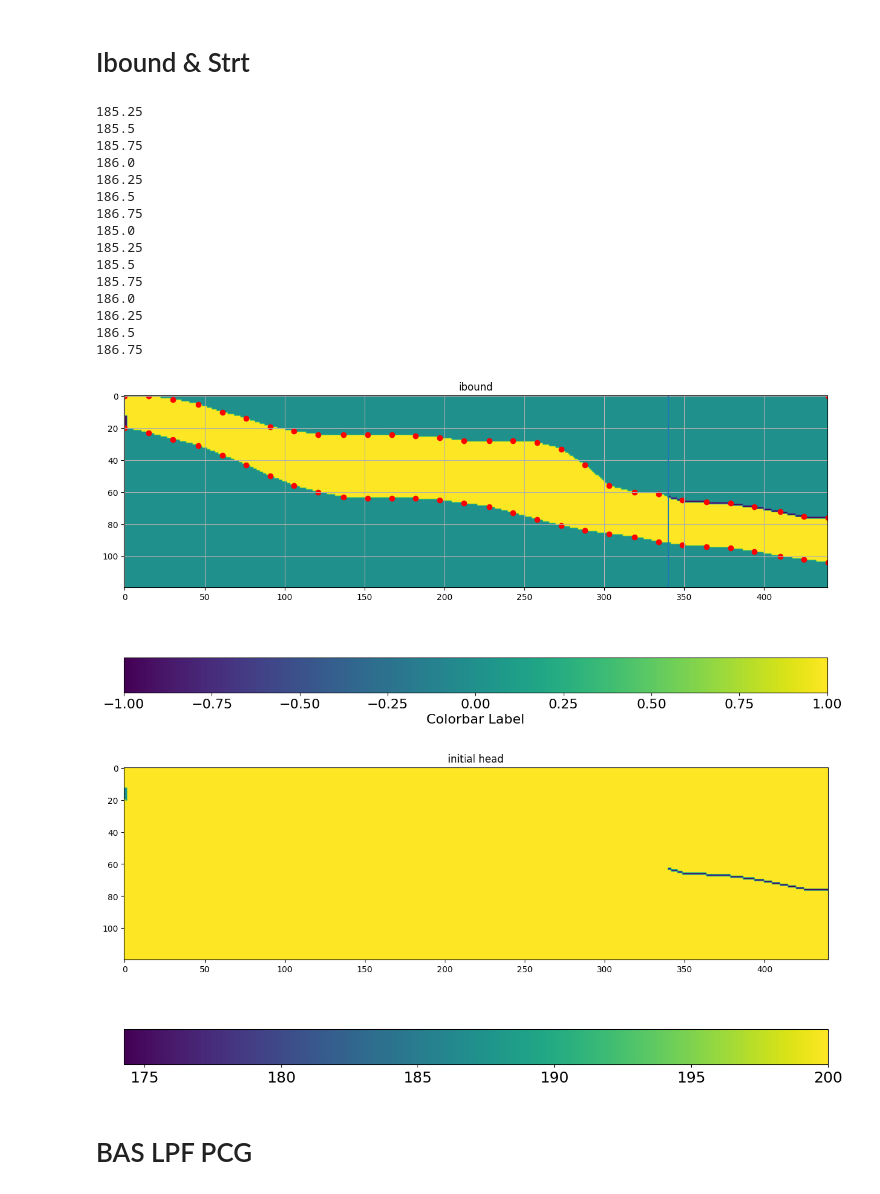
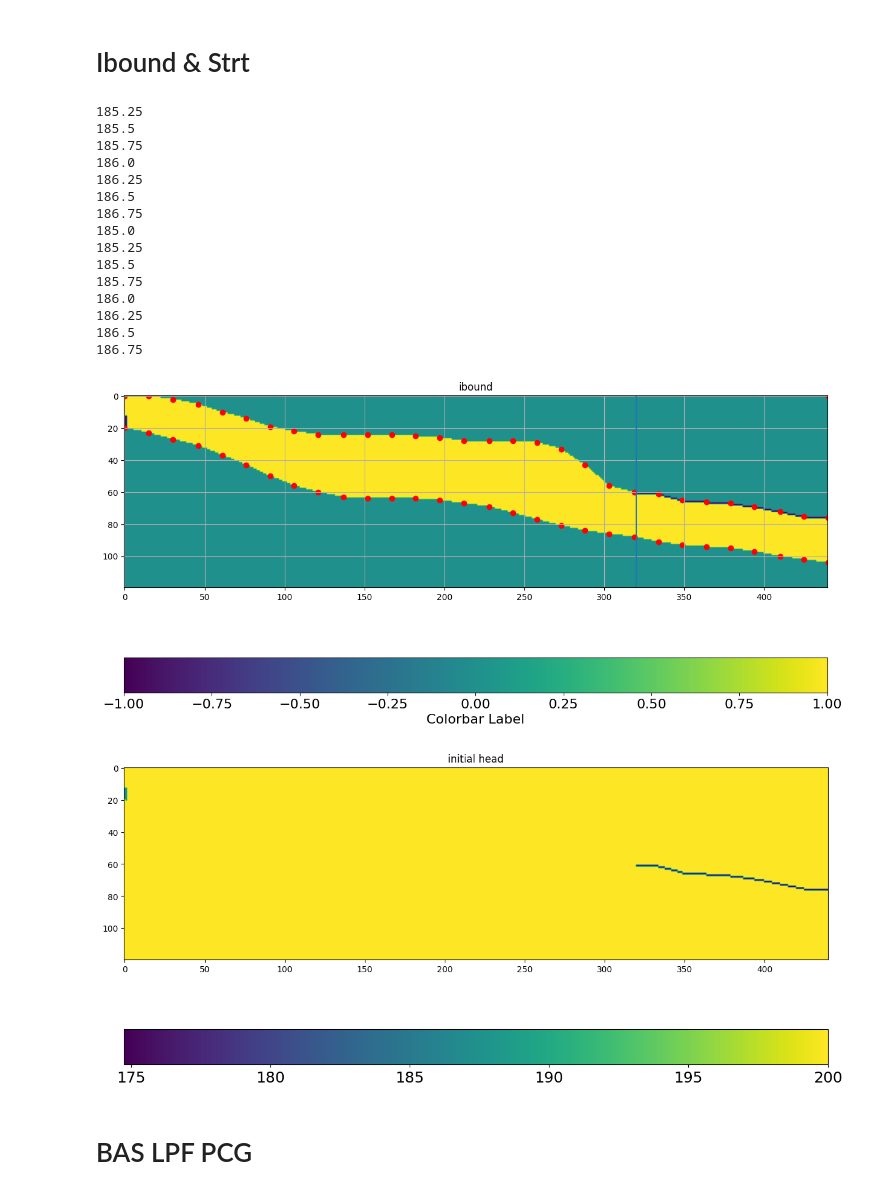
Before and after one commit to Shuyang-Wang/wasaga_model, a Jupyter notebook: wasaga_3d/v2_run_wasaga_3d.ipynb, the cells around one changed output. Cells and saved outputs as stored; diff of their text form; code cells hidden in the pictures.

```diff
--- a/wasaga_3d/v2_run_wasaga_3d.ipynb
+++ b/wasaga_3d/v2_run_wasaga_3d.ipynb
@@ -192,6 +199,7 @@ row_coords_clay  =  list(row_coords) +[nlay,nlay]
 # Define ibound and initial conditionsa
 ibound = np.ones((nlay, nrow, ncol), dtype=int)
 initial_head = np.full((nlay, nrow, ncol), 200.0, dtype=float)
+shoreline_distance = 1600
 
 # Set constant head boundary conditions for the first and last rows
 array = change_array_within_polygon(ibound, row_coords_topo, col_coords_topo, 0)
@@ -216,11 +224,11 @@ for c in range(0,2):
         i-=1
 
 
-lay = np.where(ibound[:,int(1700/delr),-1])[0][0]
+lay = np.where(ibound[:,int(shoreline_distance/delr),-1])[0][0]
 elv = lay_to_meter(lay)
 head = elv
 
-for c in range(int(1700/delr),int(2200/delr)):
+for c in range(int(shoreline_distance/delr),int(2200/delr)):
     lay = np.where(ibound[:,c,-1]==1)[0][0]
     #print(lay,lay_to_meter(lay))
     ibound[lay,c,:] = -1
@@ -228,7 +236,7 @@ for c in range(int(1700/delr),int(2200/delr)):
 
 # Your existing code
 im = plt.imshow(ibound[:,:,2], origin='upper', aspect=1)
-plt.axvline(x=meter_to_col(1700))# shoreline
+plt.axvline(x=meter_to_col(shoreline_distance))# shoreline
 plt.gcf().set_size_inches(15,10)
 
 # Set the y-axis tick positions and labels
@@ -242,35 +250,35 @@ cbar.set_label('Colorbar Label', fontsize=16)
 # Display the plot
 plt.title('ibound')
 plt.grid()
 plt.show()
 
 
 fig, ax = plt.subplots(figsize=(15, 10))
 im = ax.imshow(initial_head[:, :, 0], origin='upper')
 
 # Add a horizontal colorbar
 cbar = plt.colorbar(im, orientation='horizontal')
 cbar.ax.tick_params(labelsize=18)
 plt.title('initial head')
 plt.show()
 # %% [output]
 185.25
 185.5
 185.75
 186.0
 186.25
 186.5
 186.75
 185.0
 185.25
 185.5
 185.75
 186.0
 186.25
 186.5
 186.75
-[figure, old version]
+[figure, new version]
-[figure, old version]
+[figure, new version]
 # %% [markdown]
 # BAS LPF  PCG
 # %%
```
Also changed, not shown: parts of 9 cells of this notebook, 1 other file.
